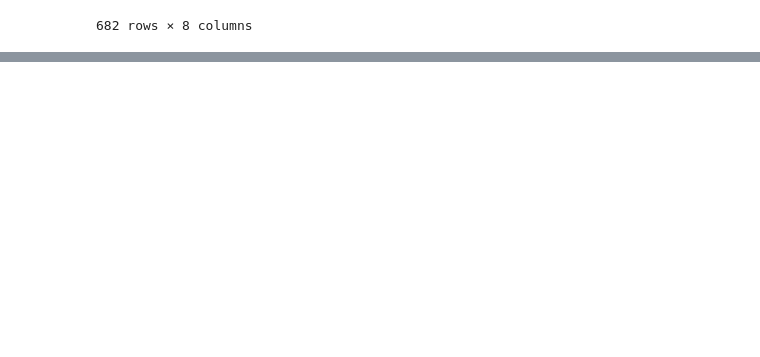
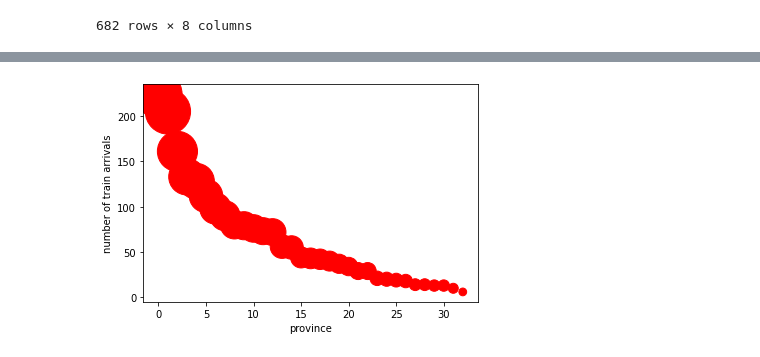
Before and after one commit to ThanikPimpiban/DWDM21, a Jupyter notebook: Project_final.ipynb, the cells around one changed output, grey strips where cells are left out. Cells and saved outputs as stored; diff of their text form; code cells hidden in the pictures; blank space fills up the shorter version.

```diff
--- a/Project_final.ipynb
+++ b/Project_final.ipynb
@@ -311,0 +575,6 @@ Ex_1[['station_code','NAMET']]
+# %%
+plt.scatter(range(len(Top_Prov.iloc[-33:,1])),Top_Prov.iloc[-33:,1],s=10*Top_Prov.iloc[-33:,1],c=['r'])  ## Plot กราฟ โดยขนาดของจุด*แปรผันตรงกับขนาดของข้อมูล
+plt.xlabel('province');
+plt.ylabel('number of train arrivals');
+# %% [output]
+[figure, added]
```
Also changed, not shown: parts of 84 cells of this notebook.
